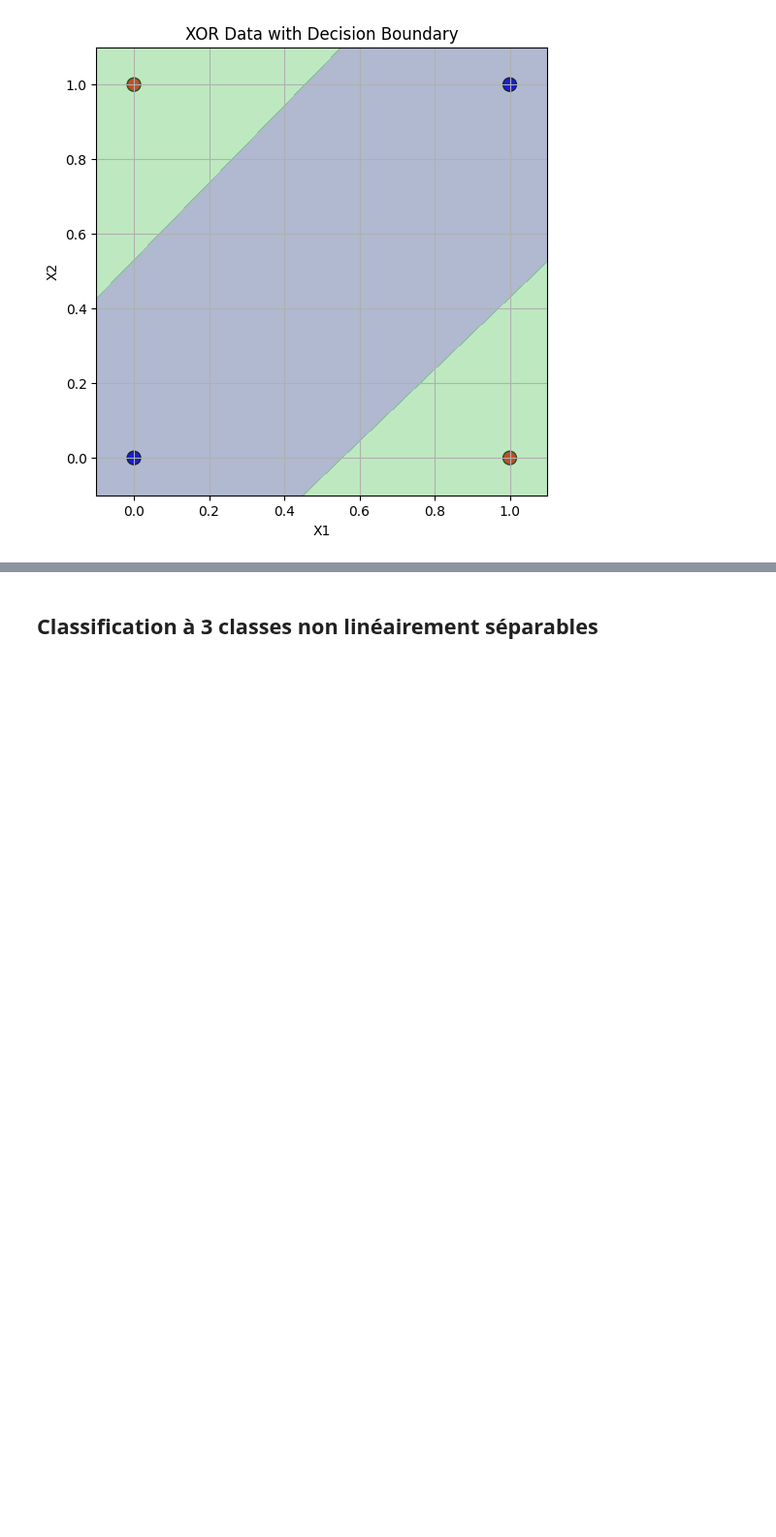
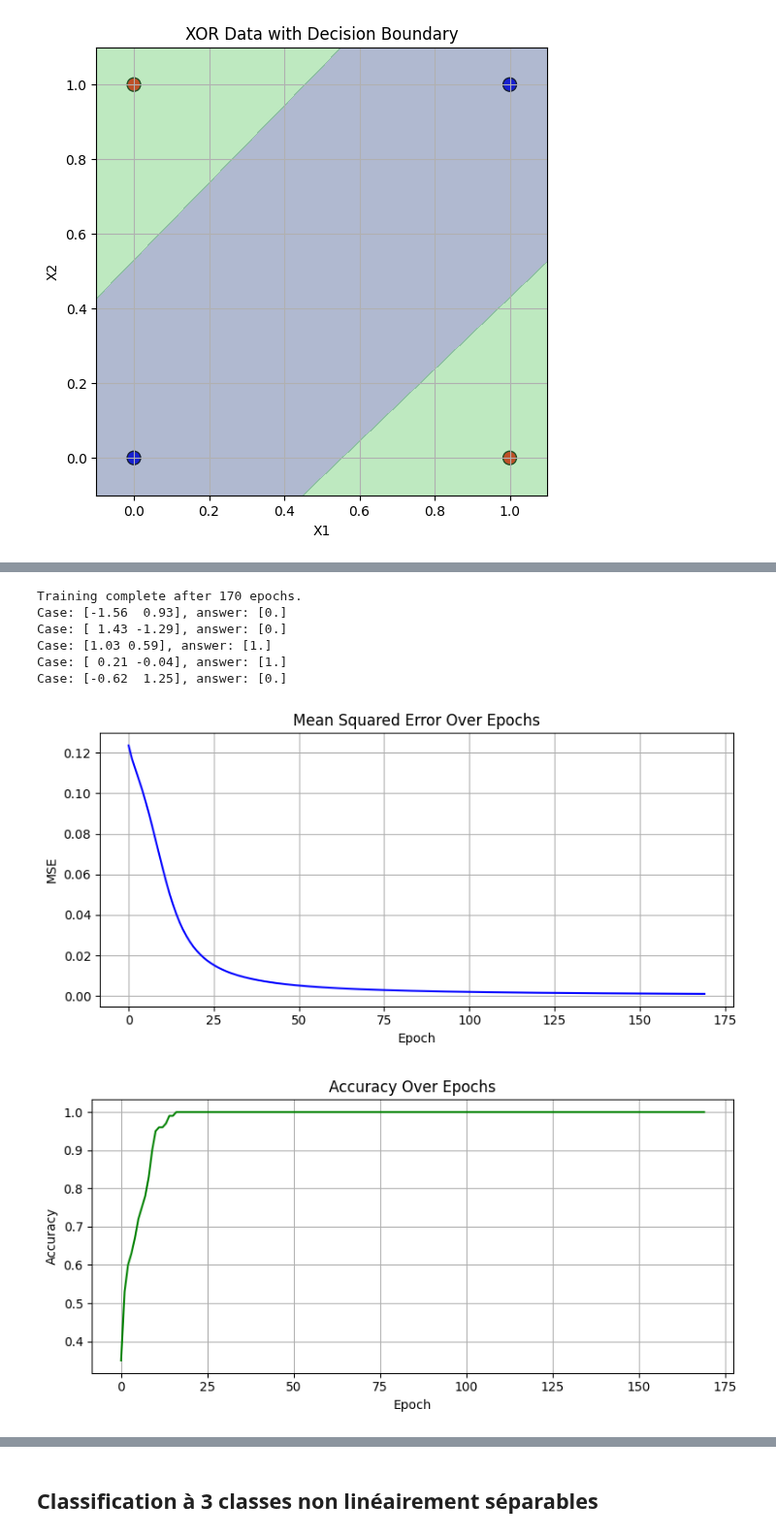
Before and after one commit to abrumsen/Perceptron, a Jupyter notebook: notebooks/multicouche.ipynb, the cells around one changed output, grey strips where cells are left out. Shown at 97% size. Cells and saved outputs as stored; diff of their text form; code cells hidden in the pictures; blank space fills up the shorter version.

```diff
--- a/notebooks/multicouche.ipynb
+++ b/notebooks/multicouche.ipynb
@@ -112,2 +114,12 @@ Il y a deux cas de figures possibles, correspondants à deux minimas équivalent
 # %%
-# TODO
+model = Model([
+    Layer(units=10, activation="sigmoid", input_size=2),
+    Layer(units=1, activation="sigmoid"),
+])
+
+training_df = data_processing.load_dataframe_from_file("../datasets/table_4_12.csv")
+x_train = np.array([x[1:] for x in training_df["inputs"]], dtype=float)
+y_train = training_df["label"].to_numpy(dtype=float)
+ # Je vous épargne l'output, on se limite au 5 premiers ;-)
+print(f"x_train =\n {x_train[0:5]}")
+print(f"y_train = {y_train[0:5]}")
@@ -113,0 +134,36 @@ Il y a deux cas de figures possibles, correspondants à deux minimas équivalent
+# %%
+history = model.fit(x_train, y_train, 0.5, 0.001, 2000)
+
+for case in x_train[0:5]:
+    answer = model.forward(case)
+    print(f"Case: {case}, answer: {answer.round()}")
+# %% [output]
+Training complete after 170 epochs.
+Case: [-1.56  0.93], answer: [0.]
+Case: [ 1.43 -1.29], answer: [0.]
+Case: [1.03 0.59], answer: [1.]
+Case: [ 0.21 -0.04], answer: [1.]
+Case: [-0.62  1.25], answer: [0.]
+# %%
+df = history.df
+
+plt.figure(figsize=(8, 4))
+plt.plot(df['epoch'], df['mse'], label='MSE', color='blue')
+plt.xlabel("Epoch")
+plt.ylabel("MSE")
+plt.title("Mean Squared Error Over Epochs")
+plt.grid(True)
+plt.tight_layout()
+plt.show()
+
+plt.figure(figsize=(8, 4))
+plt.plot(df['epoch'], df['accuracy'], label='Accuracy', color='green')
+plt.xlabel("Epoch")
+plt.ylabel("Accuracy")
+plt.title("Accuracy Over Epochs")
+plt.grid(True)
+plt.tight_layout()
+plt.show()
+# %% [output]
+[figure, added]
+[figure, added]
```
Also changed, not shown: parts of 3 cells of this notebook.
